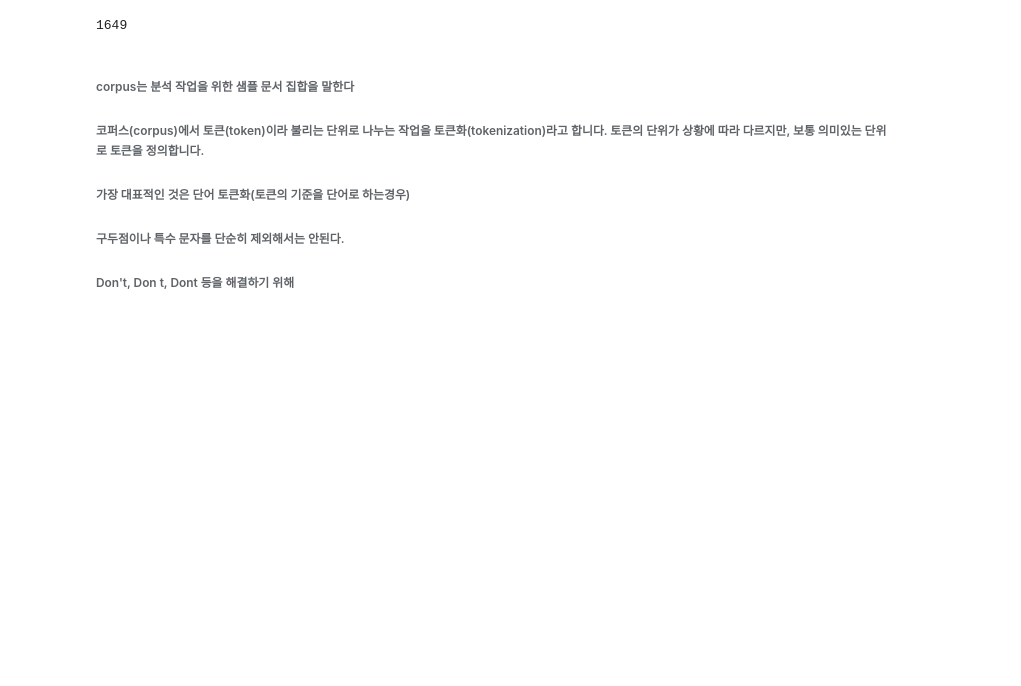
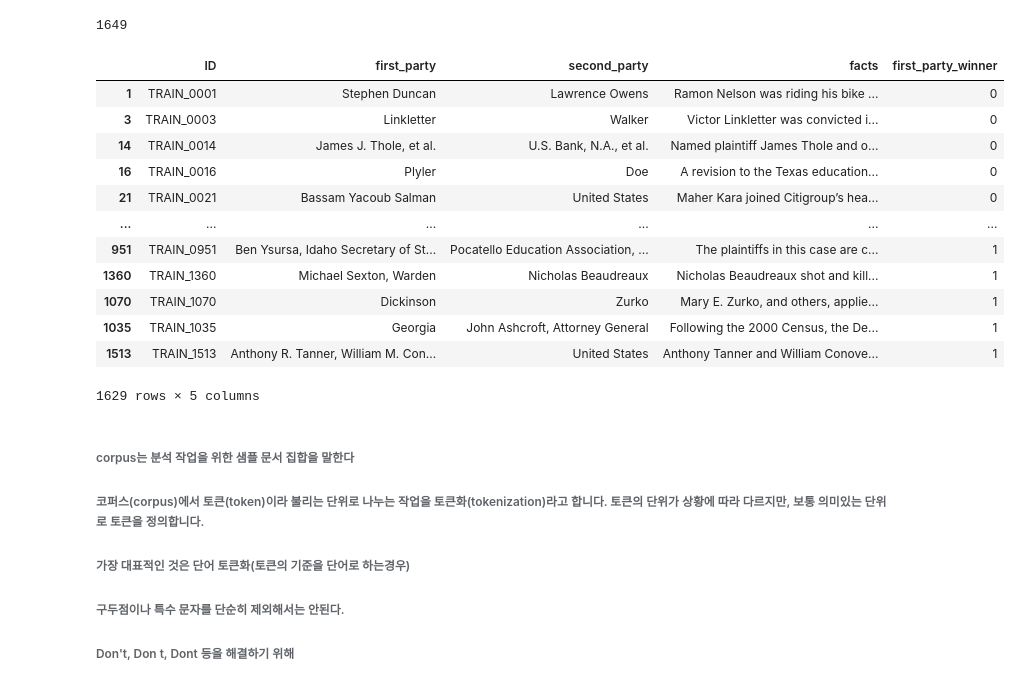
Before and after one commit to jihun5/jihun5, a Jupyter notebook: jupyter_project/jupyter_project/법원 판결 예측 AI 모델링 for/법원.ipynb, the cells around one changed output. Cells and saved outputs as stored; diff of their text form; code cells hidden in the pictures; blank space fills up the shorter version.

```diff
--- a/jupyter_project/jupyter_project/법원 판결 예측 AI 모델링 for/법원.ipynb
+++ b/jupyter_project/jupyter_project/법원 판결 예측 AI 모델링 for/법원.ipynb
@@ -101,16 +101,31 @@ len(data[data["first_party_winner"] == 1].value_counts())
 # %%
 # 다운샘플링
 from sklearn.utils import resample
 
 subset_0 = data[data["first_party_winner"] == 0]
 subset_1 = data[data["first_party_winner"] == 1]
 
 subset_1_downsampled = resample(subset_1,
                                 replace=False,
                                 n_samples=800,
                                 random_state=42)
 
 data = pd.concat([subset_0, subset_1_downsampled])
+data
+# %% [output]
+|  | ID | first_party | second_party | facts | first_party_winner |
+| 1 | TRAIN_0001 | Stephen Duncan | Lawrence Owens | Ramon Nelson was riding his bike ... | 0 |
+| 3 | TRAIN_0003 | Linkletter | Walker | Victor Linkletter was convicted i... | 0 |
+| 14 | TRAIN_0014 | James J. Thole, et al. | U.S. Bank, N.A., et al. | Named plaintiff James Thole and o... | 0 |
+| 16 | TRAIN_0016 | Plyler | Doe | A revision to the Texas education... | 0 |
+| 21 | TRAIN_0021 | Bassam Yacoub Salman | United States | Maher Kara joined Citigroup’s hea... | 0 |
+| ... | ... | ... | ... | ... | ... |
+| 951 | TRAIN_0951 | Ben Ysursa, Idaho Secretary of St... | Pocatello Education Association, ... | The plaintiffs in this case are c... | 1 |
+| 1360 | TRAIN_1360 | Michael Sexton, Warden | Nicholas Beaudreaux | Nicholas Beaudreaux shot and kill... | 1 |
+| 1070 | TRAIN_1070 | Dickinson | Zurko | Mary E. Zurko, and others, applie... | 1 |
+| 1035 | TRAIN_1035 | Georgia | John Ashcroft, Attorney General | Following the 2000 Census, the De... | 1 |
+| 1513 | TRAIN_1513 | Anthony R. Tanner, William M. Con... | United States | Anthony Tanner and William Conove... | 1 |
+1629 rows × 5 columns
 # %% [markdown]
 ###### corpus는 분석 작업을 위한 샘플 문서 집합을 말한다
 ###### 코퍼스(corpus)에서 토큰(token)이라 불리는 단위로 나누는 작업을 토큰화(tokenization)라고 합니다. 토큰의 단위가 상황에 따라 다르지만, 보통 의미있는 단위로 토큰을 정의합니다.
```
Also changed, not shown: parts of 3 cells of this notebook, 2 other files.
